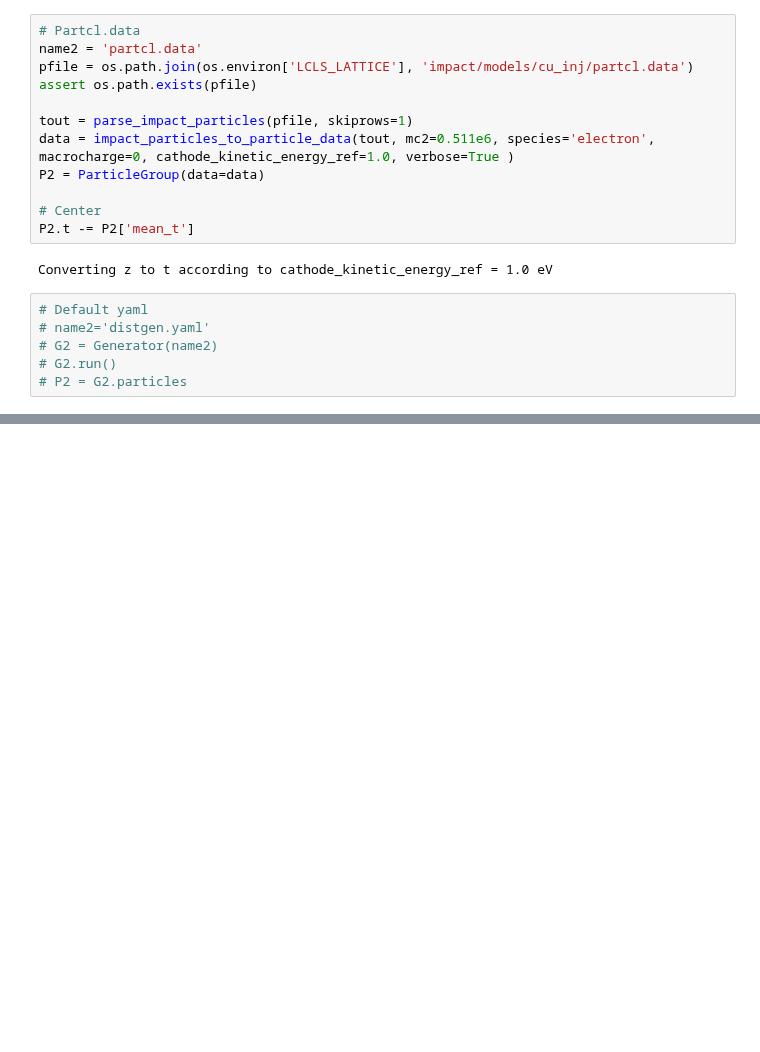
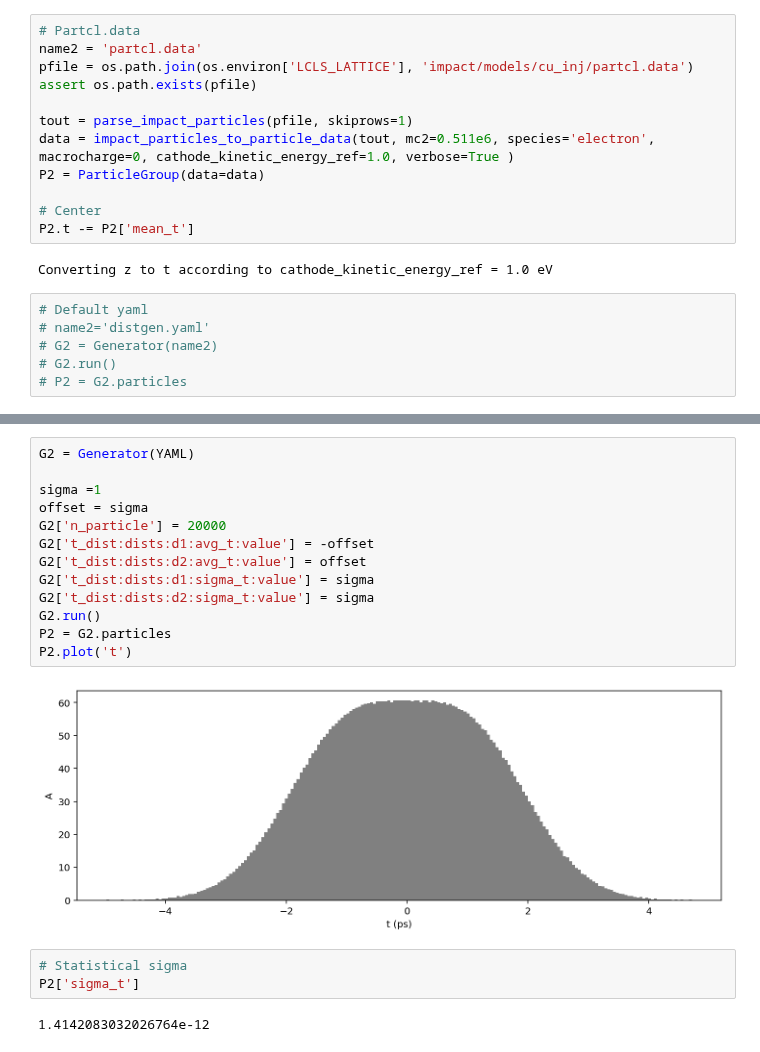
Before and after one commit to slaclab/lcls-lattice, a Jupyter notebook: distgen/models/cu_inj/distgen_cu_inj.ipynb, the cells around one changed output, grey strips where cells are left out. Cells and saved outputs as stored; diff of their text form; blank space fills up the shorter version.

```diff
--- a/distgen/models/cu_inj/distgen_cu_inj.ipynb
+++ b/distgen/models/cu_inj/distgen_cu_inj.ipynb
@@ -130,0 +139,20 @@ for k in ['x', 'y', 't', 'px', 'py']:
+# %%
+G2 = Generator(YAML)
+
+sigma =1
+offset = sigma
+G2['n_particle'] = 20000
+G2['t_dist:dists:d1:avg_t:value'] = -offset
+G2['t_dist:dists:d2:avg_t:value'] = offset
+G2['t_dist:dists:d1:sigma_t:value'] = sigma
+G2['t_dist:dists:d2:sigma_t:value'] = sigma
+G2.run()
+P2 = G2.particles
+P2.plot('t')
+# %% [output]
+[figure, added]
+# %%
+# Statistical sigma
+P2['sigma_t']
+# %% [output]
+1.4142083032026764e-12
```
Also changed, not shown: parts of 9 cells of this notebook.
